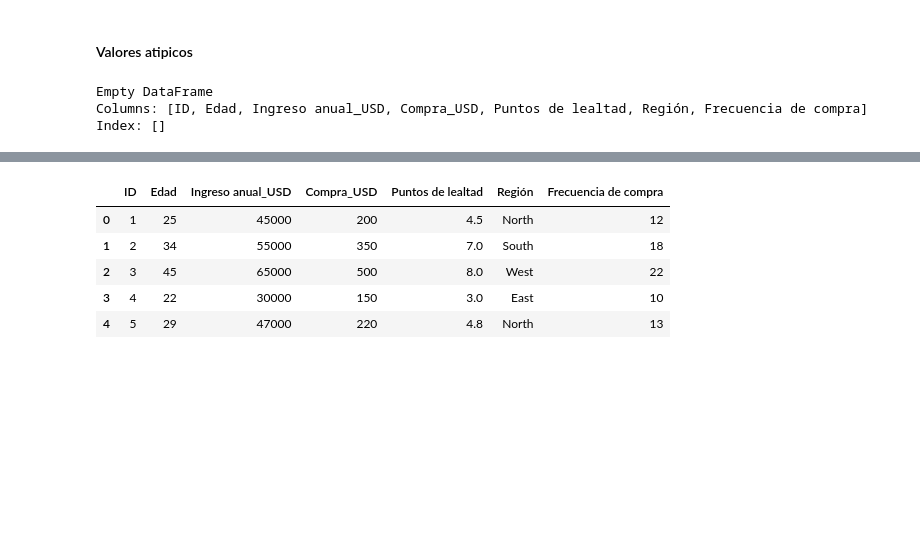
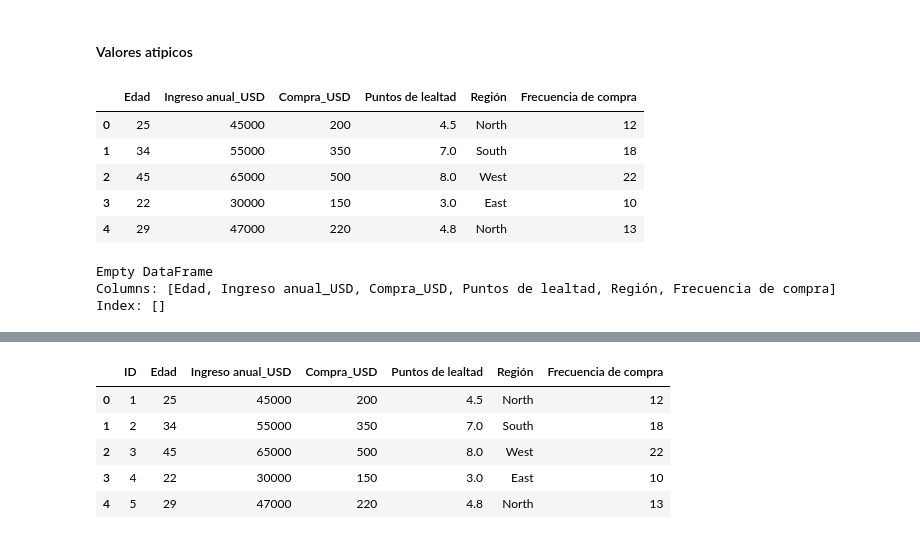
Before and after one commit to Yosef465/Analisis-Visualizacion-Datos, a Jupyter notebook: Analisis.ipynb, the cells around one changed output, grey strips where cells are left out. Cells and saved outputs as stored; diff of their text form; code cells hidden in the pictures; blank space fills up the shorter version.

```diff
--- a/Analisis.ipynb
+++ b/Analisis.ipynb
@@ -80,23 +80,34 @@ data.describe()
 | max | 238.000000 | 55.000000 | 75000.000000 | 640.000000 | 9.500000 | 28.000000 |
 # %% [markdown]
 #### Valores atipicos
+# %%
+valores = data.drop('ID', axis=1)
+
+valores.head()
+# %% [output]
+|  | Edad | Ingreso anual_USD | Compra_USD | Puntos de lealtad | Región | Frecuencia de compra |
+| 0 | 25 | 45000 | 200 | 4.5 | North | 12 |
+| 1 | 34 | 55000 | 350 | 7.0 | South | 18 |
+| 2 | 45 | 65000 | 500 | 8.0 | West | 22 |
+| 3 | 22 | 30000 | 150 | 3.0 | East | 10 |
+| 4 | 29 | 47000 | 220 | 4.8 | North | 13 |
 # %%
-columnas = data.select_dtypes(include=['float64', 'int64']).columns
+columnas = valores.select_dtypes(include=['float64', 'int64']).columns
 
 valores_atipicos = pd.DataFrame()
 for column in columnas:
-    Q1 = data[column].quantile(0.25)
-    Q3 = data[column].quantile(0.75)
+    Q1 = valores[column].quantile(0.25)
+    Q3 = valores[column].quantile(0.75)
     IQR = Q3 - Q1
     lower_bound = Q1 - 1.5 * IQR
     upper_bound = Q3 + 1.5 * IQR
 
-    atipicos = data[(data[column] < lower_bound) | (data[column] > upper_bound)]
+    atipicos = valores[(valores[column] < lower_bound) | (valores[column] > upper_bound)]
     valores_atipicos = pd.concat([valores_atipicos, atipicos])
 
 print(valores_atipicos)
 # %% [output]
 Empty DataFrame
-Columns: [ID, Edad, Ingreso anual_USD, Compra_USD, Puntos de lealtad, Región, Frecuencia de compra]
+Columns: [Edad, Ingreso anual_USD, Compra_USD, Puntos de lealtad, Región, Frecuencia de compra]
 Index: []
 # %%
```
Also changed, not shown: parts of 3 cells of this notebook.
